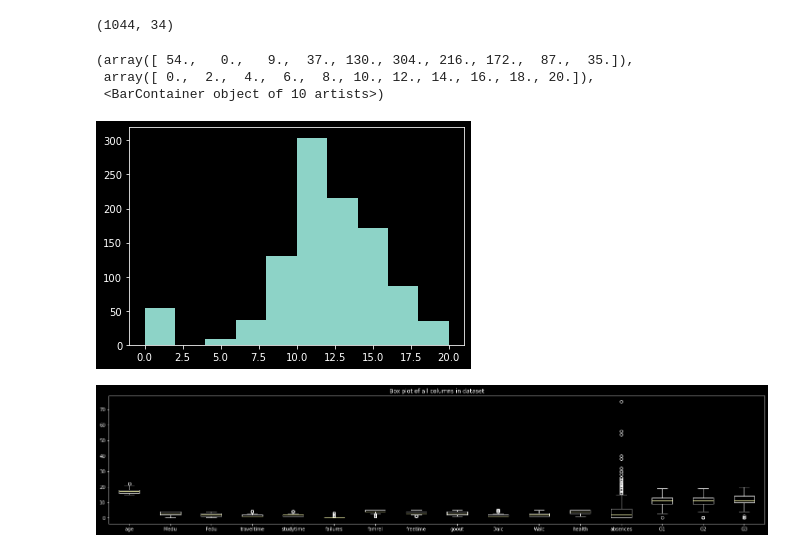
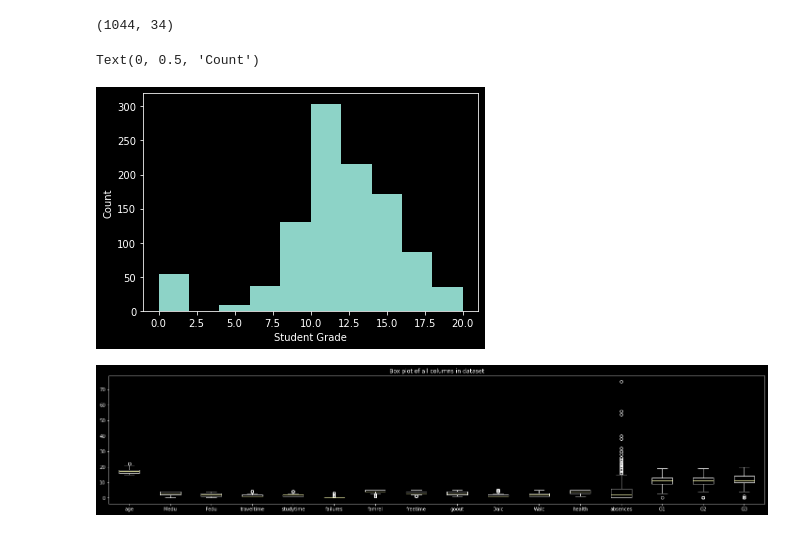
Before and after one commit to sabinabains/dsc-phase-3-project, a Jupyter notebook: dsc-phase-3-project-3.25.22.ipynb, the cells around one changed output. Drawn from its saved outputs; the diff is of its cells as text; code cells hidden in the pictures.

```diff
--- a/dsc-phase-3-project-3.25.22.ipynb
+++ b/dsc-phase-3-project-3.25.22.ipynb
@@ -76,11 +73,11 @@ df.shape
 # %%
 # looking at distribution of final grades, we will use this as our outcome variable and recode it to be binary based on whether the student passes / fails.
 plt.hist(df.G3)
+plt.xlabel('Student Grade')
+plt.ylabel('Count')
 # %% [output]
-(array([ 54.,   0.,   9.,  37., 130., 304., 216., 172.,  87.,  35.]),
- array([ 0.,  2.,  4.,  6.,  8., 10., 12., 14., 16., 18., 20.]),
- <BarContainer object of 10 artists>)
+Text(0, 0.5, 'Count')
-[figure, old version]
+[figure, new version]
 # %%
 # Taking a look at spread for each numeric column.  looks like absences are very positively skewed
 # will potentially need to scale data
```
Also changed, not shown: parts of 22 cells of this notebook, 3 other files.
